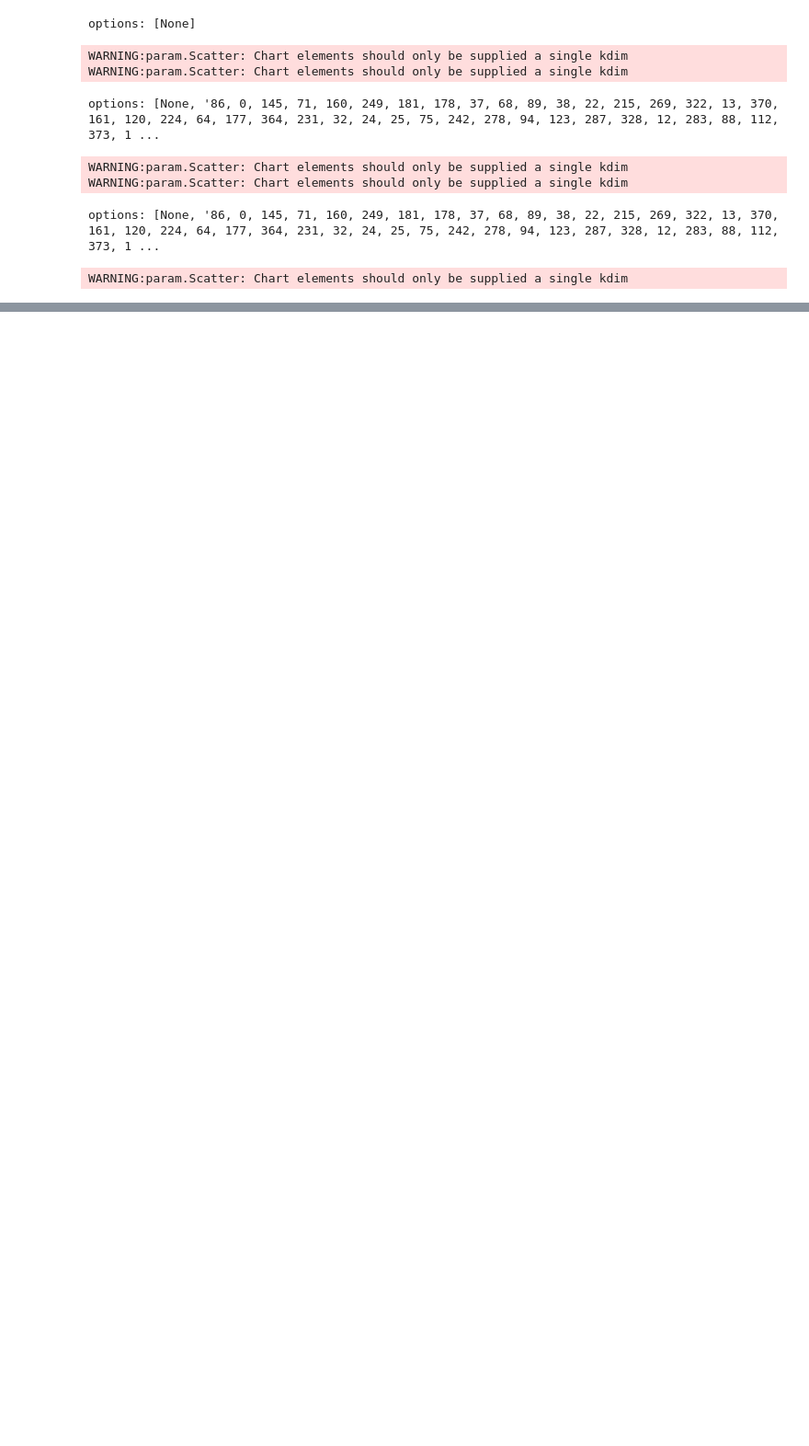
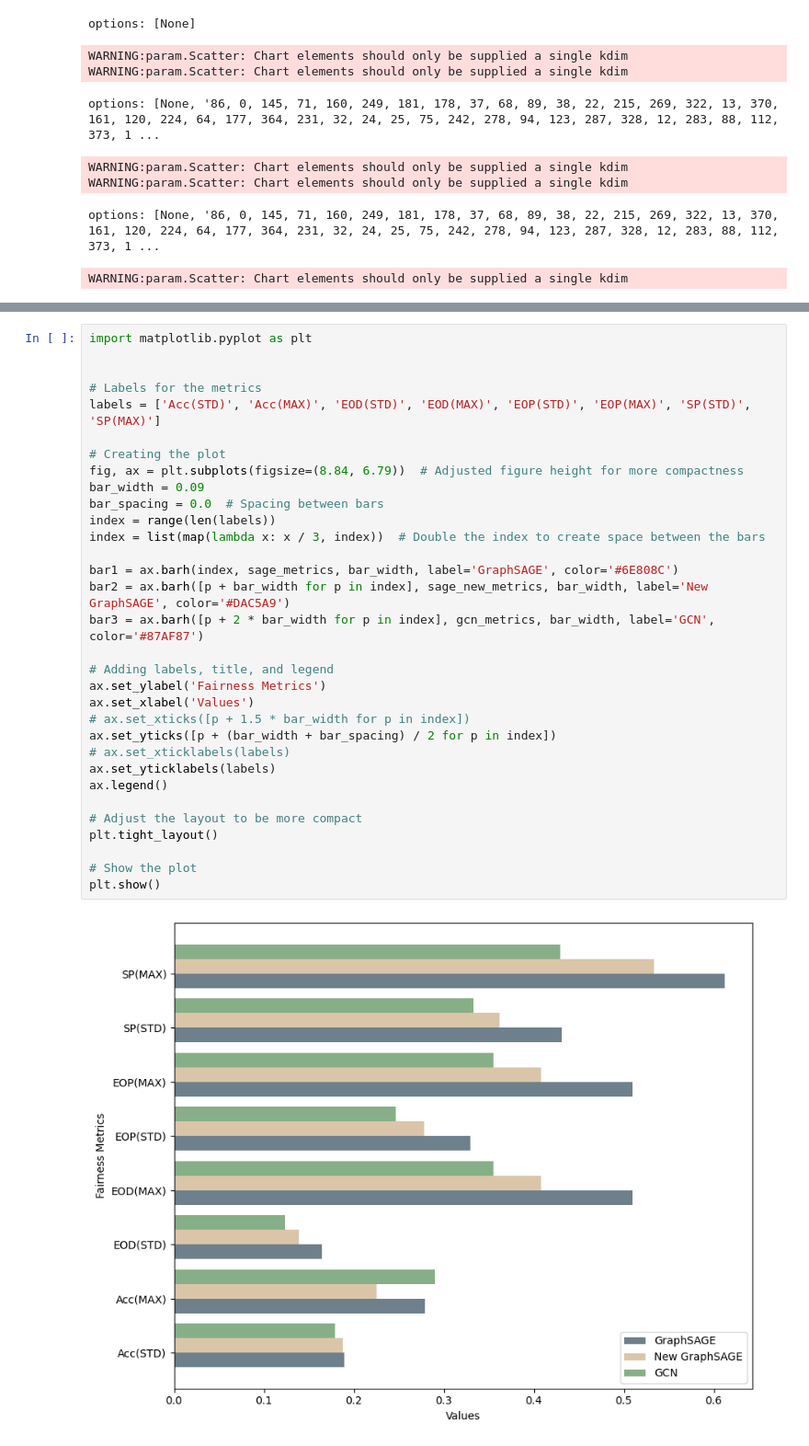
Before and after one commit to xinwuye/GNNFairViz, a Jupyter notebook: evaluation/cases/presentation/demo_nba_sage.ipynb, the cells around one changed output, grey strips where cells are left out. Shown: that part at 92% size. Cells and saved outputs as stored; diff of their text form; blank space fills up the shorter version.

```diff
--- a/evaluation/cases/presentation/demo_nba_sage.ipynb
+++ b/evaluation/cases/presentation/demo_nba_sage.ipynb
@@ -436,0 +516,34 @@ BokehModel(combine_events=True, render_bundle={'docs_json': {'b3767382-74ce-4c75
+# %%
+import matplotlib.pyplot as plt
+
+
+# Labels for the metrics
+labels = ['Acc(STD)', 'Acc(MAX)', 'EOD(STD)', 'EOD(MAX)', 'EOP(STD)', 'EOP(MAX)', 'SP(STD)', 'SP(MAX)']
+
+# Creating the plot
+fig, ax = plt.subplots(figsize=(8.84, 6.79))  # Adjusted figure height for more compactness
+bar_width = 0.09
+bar_spacing = 0.0  # Spacing between bars
+index = range(len(labels))
+index = list(map(lambda x: x / 3, index))  # Double the index to create space between the bars
+
+bar1 = ax.barh(index, sage_metrics, bar_width, label='GraphSAGE', color='#6E808C')
+bar2 = ax.barh([p + bar_width for p in index], sage_new_metrics, bar_width, label='New GraphSAGE', color='#DAC5A9')
+bar3 = ax.barh([p + 2 * bar_width for p in index], gcn_metrics, bar_width, label='GCN', color='#87AF87')
+
+# Adding labels, title, and legend
+ax.set_ylabel('Fairness Metrics')
+ax.set_xlabel('Values')
+# ax.set_xticks([p + 1.5 * bar_width for p in index])
+ax.set_yticks([p + (bar_width + bar_spacing) / 2 for p in index])
+# ax.set_xticklabels(labels)
+ax.set_yticklabels(labels)
+ax.legend()
+
+# Adjust the layout to be more compact
+plt.tight_layout()
+
+# Show the plot
+plt.show()
+# %% [output]
+[figure, added]
```
Also changed, not shown: parts of 7 cells of this notebook, 10 other files.
